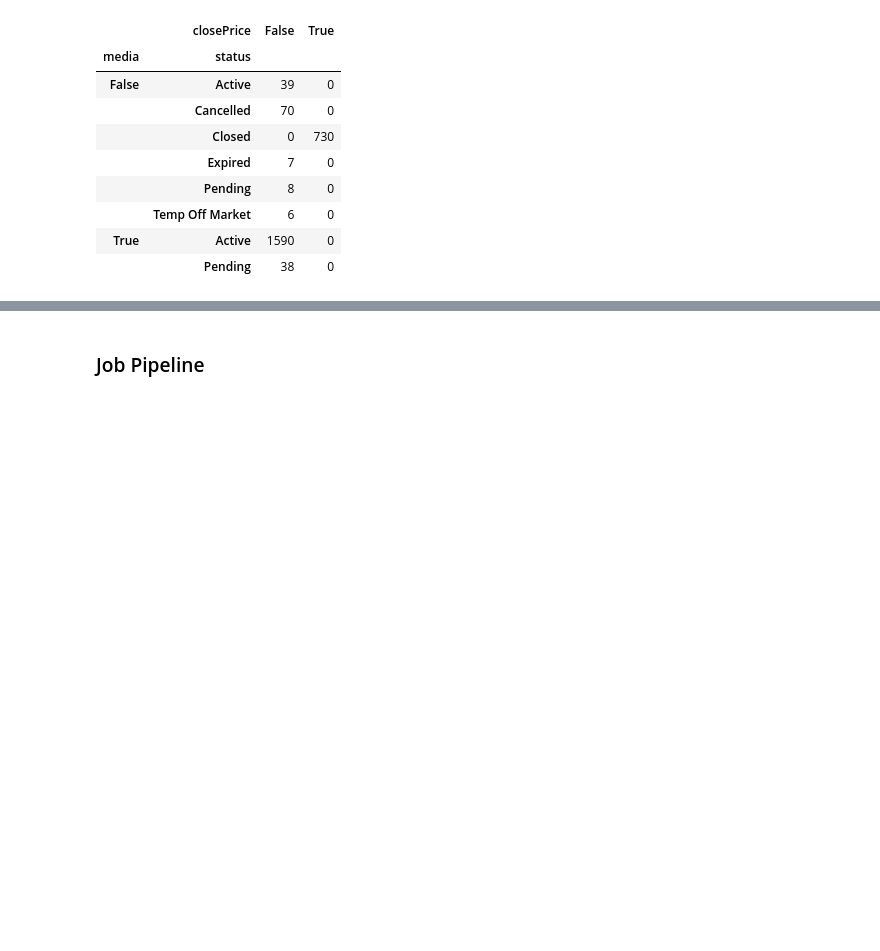
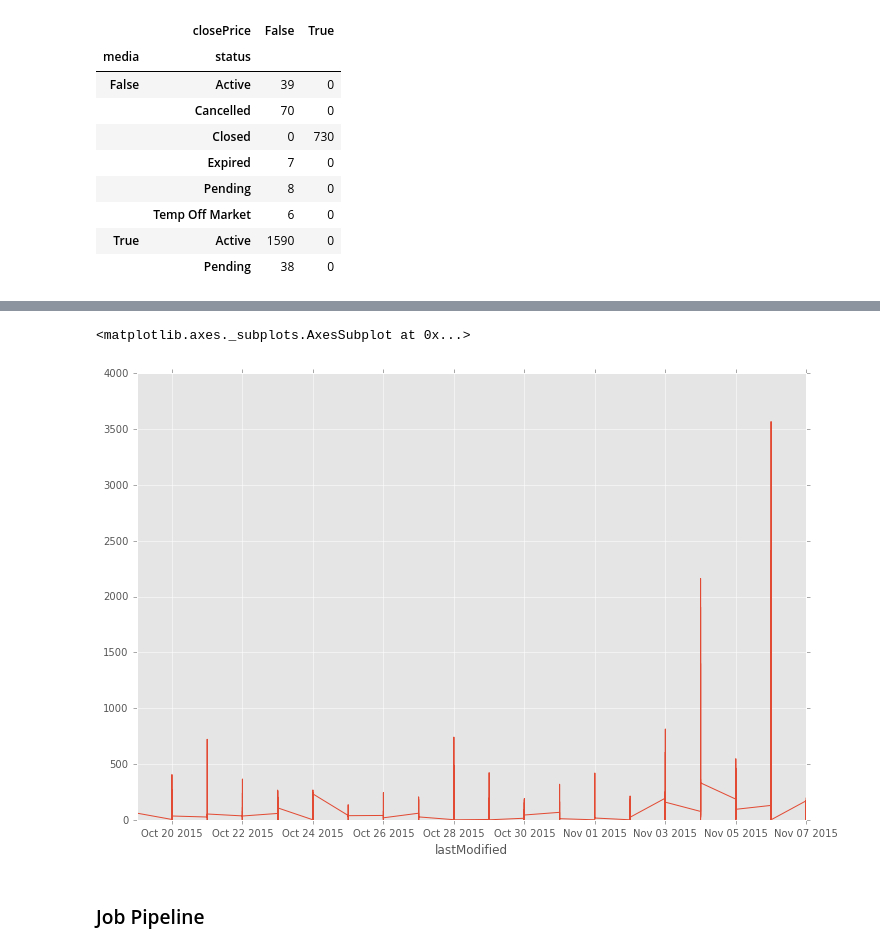
Before and after one commit to fridiculous/home-hero, a Jupyter notebook: hero/scripts/pull_arizona_mls_data.ipynb, the cells around one changed output, grey strips where cells are left out. Drawn from its saved outputs; the diff is of its cells as text; code cells hidden in the pictures; blank space fills up the shorter version.

```diff
--- a/hero/scripts/pull_arizona_mls_data.ipynb
+++ b/hero/scripts/pull_arizona_mls_data.ipynb
@@ -58,7 +60,7 @@ def gen_filters(indexes):
 # %%
 from IPython.display import HTML
 # %%
-phoenix_df = pd.read_csv('../../data/city_phoenix_df.csv', index_col=0)
+phoenix_df = pd.read_csv('../../data/city_phoenix_df.csv', index_col=0).reset_index(drop=True)
 # %% [markdown]
 ### Investigate
 # %%
@@ -87,3 +109,15 @@ pd.crosstab([phoenix_df.media.notnull(), phoenix_df.status], phoenix_df.closePri
+# %%
+lastday = pd.to_datetime(phoenix_df.lastModified).apply(lambda x:x.date())
+listday = pd.to_datetime(phoenix_df.listDate).apply(lambda x:x.date())
+#pd.to_datetime(phoenix_df.listDate).astype('datetime[ns]')
+# %%
+s = pd.Series((lastday - listday).astype('timedelta64[D]').values, lastday)
+s = s.sort_index()
+s.tail(1000).plot(figsize=(12,8))
+#.ix['2015/01/01':].plot(figsize=(12,8))
+# %% [output]
+<matplotlib.axes._subplots.AxesSubplot at 0x...>
+[figure, added]
 # %% [markdown]
 ### Job Pipeline
 # %%
```
Also changed, not shown: parts of 16 cells of this notebook, 1 other file.
